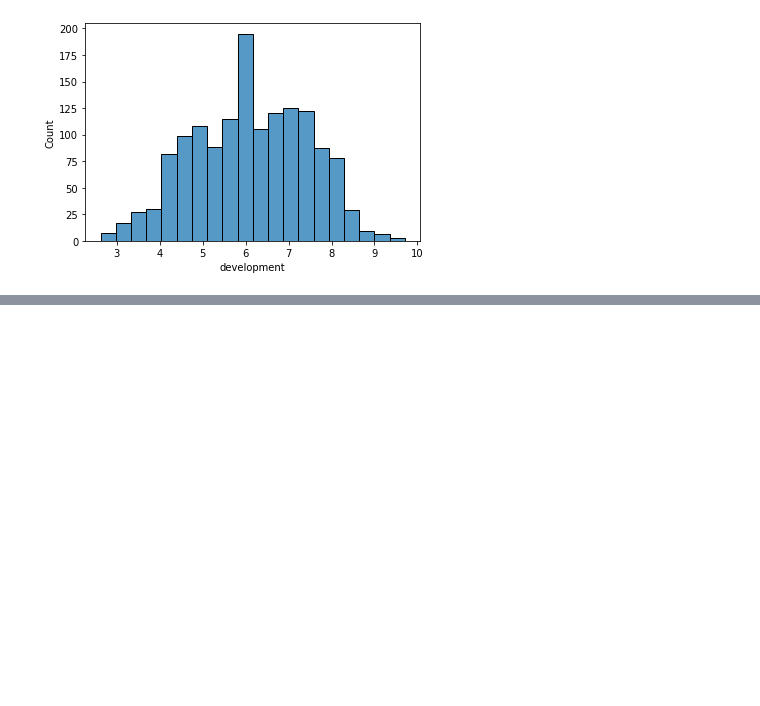
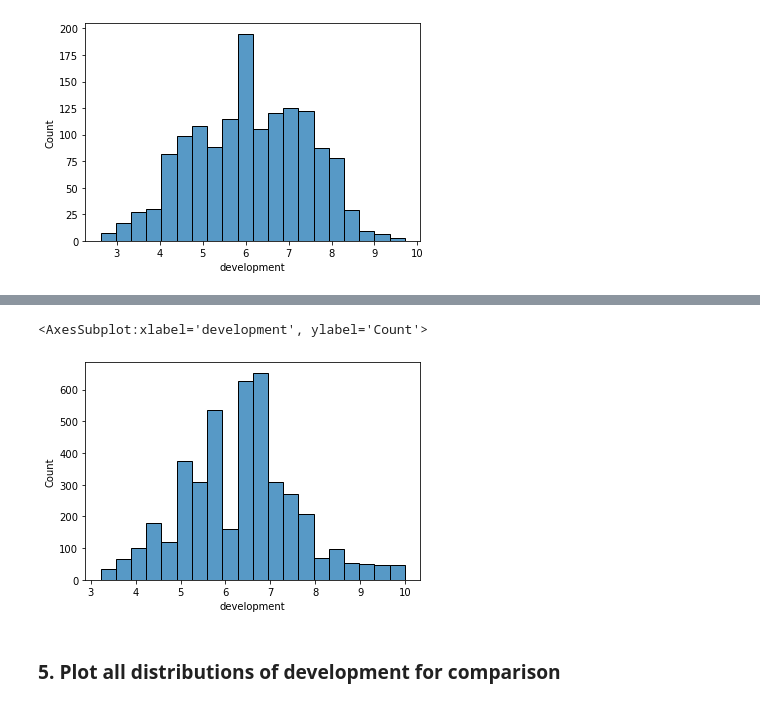
Before and after one commit to felix-rosenberger/Data-Science-Portfolio, a Jupyter notebook: Portfolio 1.ipynb, the cells around one changed output, grey strips where cells are left out. Saved outputs shown, nothing was run; the diff lists cells and outputs as text; code cells hidden in the pictures; blank space fills up the shorter version.

```diff
--- a/Portfolio 1.ipynb
+++ b/Portfolio 1.ipynb
@@ -1061,0 +1172,5 @@ sns.histplot(data=tt16_clean, x="development")
+# %%
+# create development column
+
+rr19["development"] = ((rr19["speed"]*1000/60) / rr19["cadence"])
+rr19.loc[: , ["cadence", "speed", "development"]].sample(10)
@@ -1061,0 +1203,7 @@ sns.histplot(data=tt16_clean, x="development")
+# %%
+# remove outliers and check if removed
+
+rr19 = rr19.drop(index =
+                rr19.index[(
+                (rr19["development"] < 2) | (rr19["development"] > 10))])
+rr19["development"].describe()
@@ -1061,0 +1220,9 @@ sns.histplot(data=tt16_clean, x="development")
+# %%
+# show distribution
+
+sns.histplot(data=rr19, x="development", bins=20)
+# %% [output]
+<AxesSubplot:xlabel='development', ylabel='Count'>
+[figure, added]
+# %% [markdown]
+### 5. Plot all distributions of development for comparison
```
Also changed, not shown: parts of 24 cells of this notebook.
